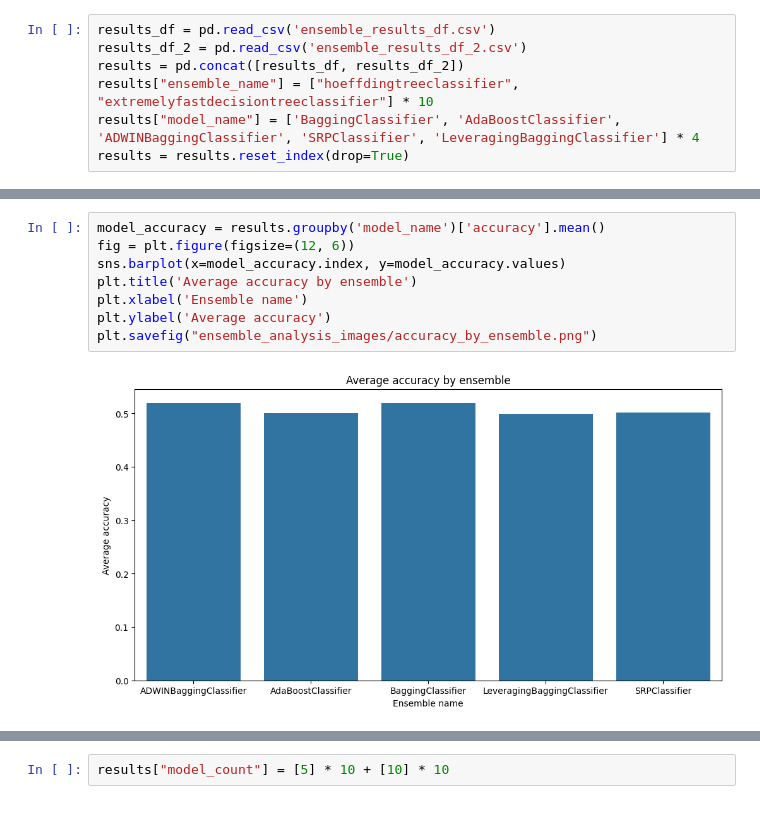
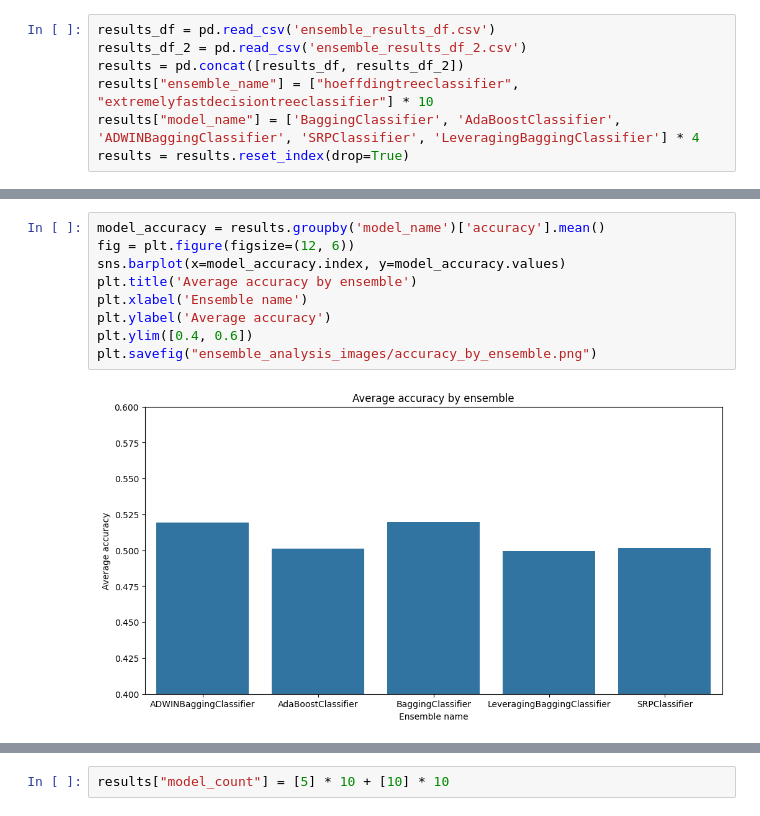
Before and after one commit to wiktorzakmateusz/data_stream_stocks, a Jupyter notebook: ensembles_analysis.ipynb, the cells around one changed output, grey strips where cells are left out. Saved outputs shown, nothing was run; the diff lists cells and outputs as text.

```diff
--- a/ensembles_analysis.ipynb
+++ b/ensembles_analysis.ipynb
@@ -32,13 +32,14 @@ results
 # %%
 model_accuracy = results.groupby('model_name')['accuracy'].mean()
 fig = plt.figure(figsize=(12, 6))
 sns.barplot(x=model_accuracy.index, y=model_accuracy.values)
 plt.title('Average accuracy by ensemble')
 plt.xlabel('Ensemble name')
 plt.ylabel('Average accuracy')
+plt.ylim([0.4, 0.6])
 plt.savefig("ensemble_analysis_images/accuracy_by_ensemble.png")
 # %% [output]
-[figure, old version]
+[figure, new version]
 # %%
 model_accuracy = results.groupby('ensemble_name')['accuracy'].mean()
 fig = plt.figure(figsize=(12, 6))
```
Also changed, not shown: parts of 8 cells of this notebook, 12 other files.
